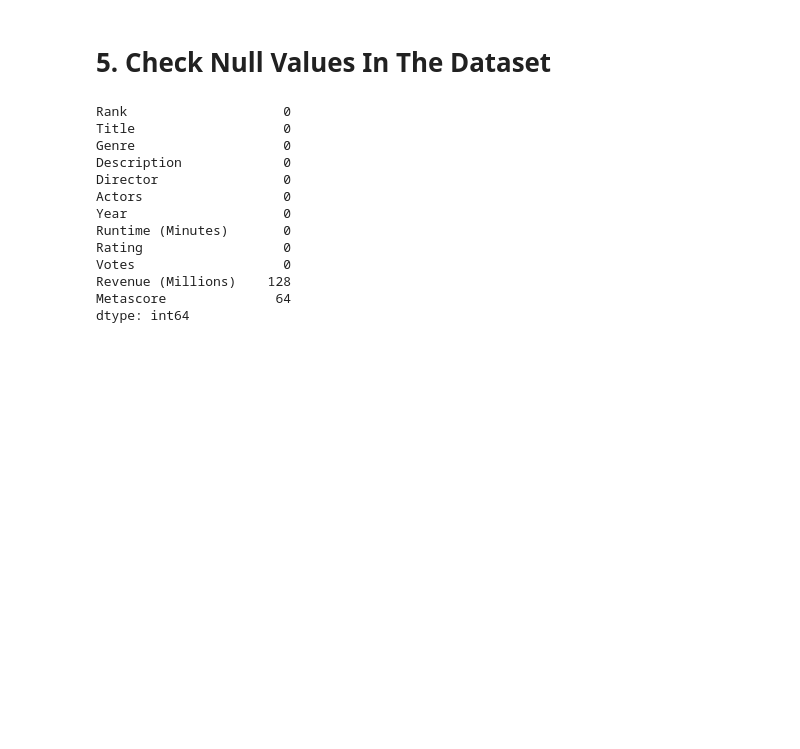
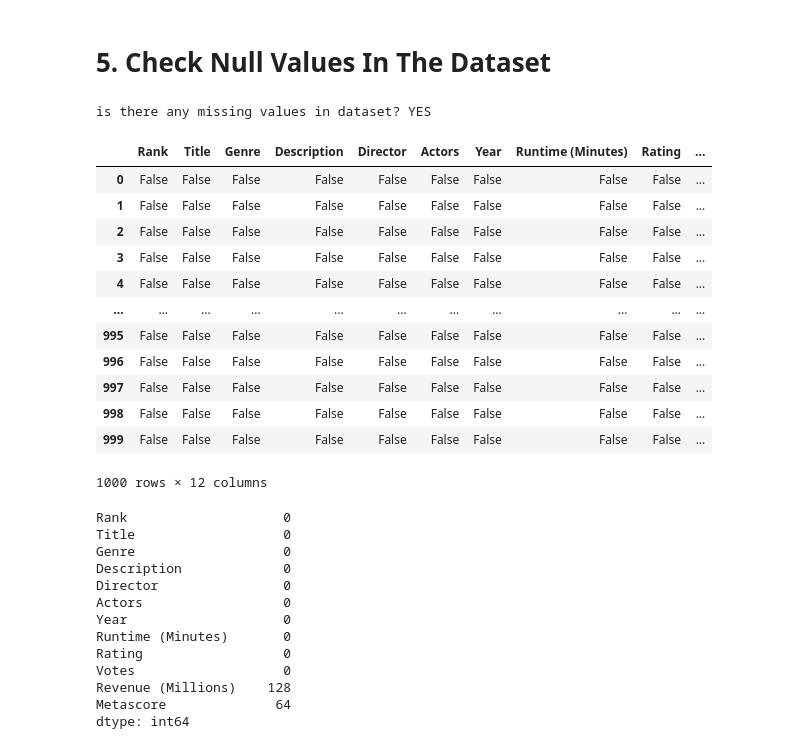
Before and after one commit to iamzubairnaseer/data-analysis-imdb-movie-dataset, a Jupyter notebook: data-analysis-imdb-movie-dataset.ipynb, the cells around one changed output. Drawn from its saved outputs; the diff is of its cells as text; code cells hidden in the pictures; blank space fills up the shorter version.

```diff
--- a/data-analysis-imdb-movie-dataset.ipynb
+++ b/data-analysis-imdb-movie-dataset.ipynb
@@ -95,6 +76,26 @@ dtypes: float64(3), int64(4), object(5)
 memory usage: 93.9+ KB
 # %% [markdown]
 # 5. Check Null Values In The Dataset
+# %%
+print(f"is there any missing values in dataset? {"YES" if data.isnull().values.any() else "NO"}")
+# %% [output]
+is there any missing values in dataset? YES
+# %%
+data.isnull()
+# %% [output]
+|  | Rank | Title | Genre | Description | Director | Actors | Year | Runtime (Minutes) | Rating | ... |
+| 0 | False | False | False | False | False | False | False | False | False | ... |
+| 1 | False | False | False | False | False | False | False | False | False | ... |
+| 2 | False | False | False | False | False | False | False | False | False | ... |
+| 3 | False | False | False | False | False | False | False | False | False | ... |
+| 4 | False | False | False | False | False | False | False | False | False | ... |
+| ... | ... | ... | ... | ... | ... | ... | ... | ... | ... | ... |
+| 995 | False | False | False | False | False | False | False | False | False | ... |
+| 996 | False | False | False | False | False | False | False | False | False | ... |
+| 997 | False | False | False | False | False | False | False | False | False | ... |
+| 998 | False | False | False | False | False | False | False | False | False | ... |
+| 999 | False | False | False | False | False | False | False | False | False | ... |
+1000 rows × 12 columns
 # %%
 data.isnull().sum()
 # %% [output]
```
Also changed, not shown: parts of 15 cells of this notebook, 1 other file.
